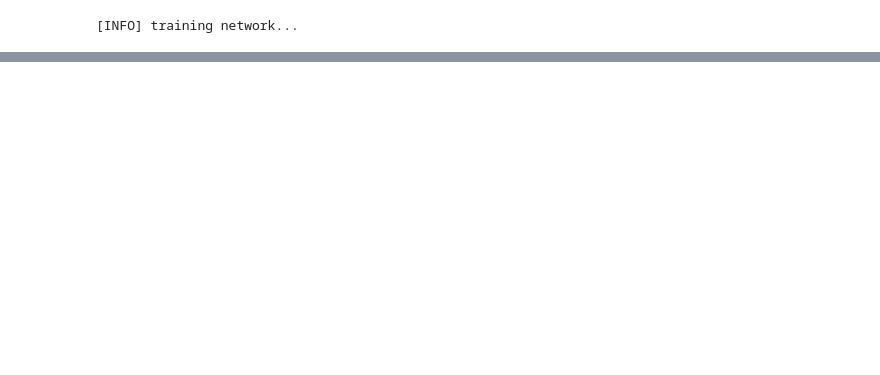
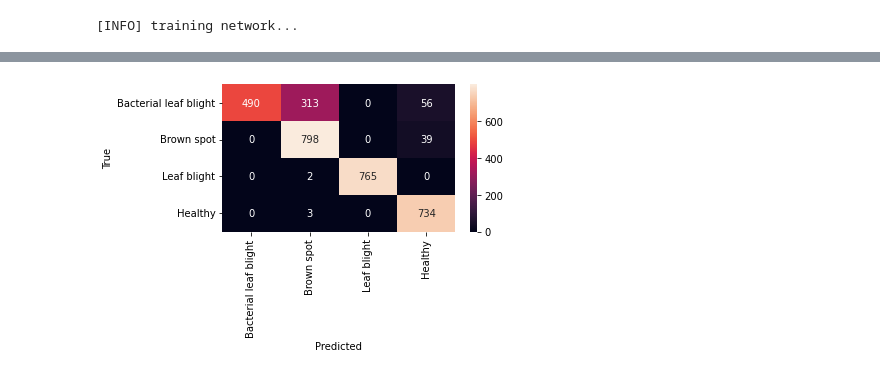
Before and after one commit to athakiee/Rice-Disease-Detection-using-CNN, a Jupyter notebook: simplecnn-rice-leaf-disease-detection.ipynb, the cells around one changed output, grey strips where cells are left out. Saved outputs shown, nothing was run; the diff lists cells and outputs as text; code cells hidden in the pictures; blank space fills up the shorter version.

```diff
--- a/simplecnn-rice-leaf-disease-detection.ipynb
+++ b/simplecnn-rice-leaf-disease-detection.ipynb
@@ -242,0 +266,11 @@ Bacterial leaf blight       1.00      0.99      1.00       859
+# %%
+confusion_matrix = metrics.confusion_matrix(y_test.argmax(axis=1),predictions.argmax(axis=1))
+x_axis_labels = ['Bacterial leaf blight', 'Brown spot', 'Leaf blight', 'Healthy']
+y_axis_labels = ['Bacterial leaf blight', 'Brown spot', 'Leaf blight', 'Healthy']
+sn.heatmap(confusion_matrix, xticklabels=x_axis_labels, yticklabels=y_axis_labels, annot=True, fmt='d')
+plt.xlabel('Predicted')
+plt.ylabel('True')
+plt.tight_layout()
+plt.show()
+# %% [output]
+[figure, added]
```
Also changed, not shown: parts of 13 cells of this notebook.
